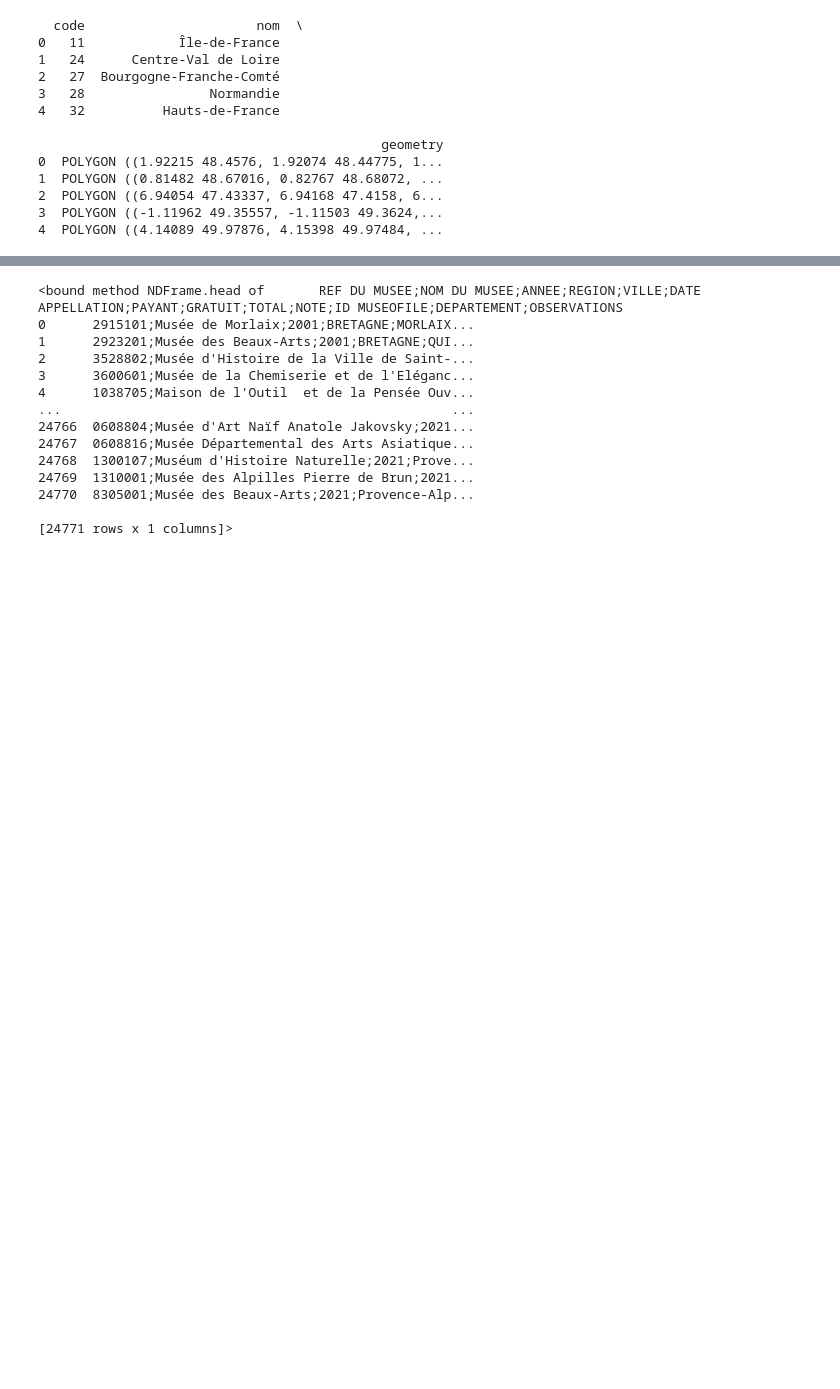
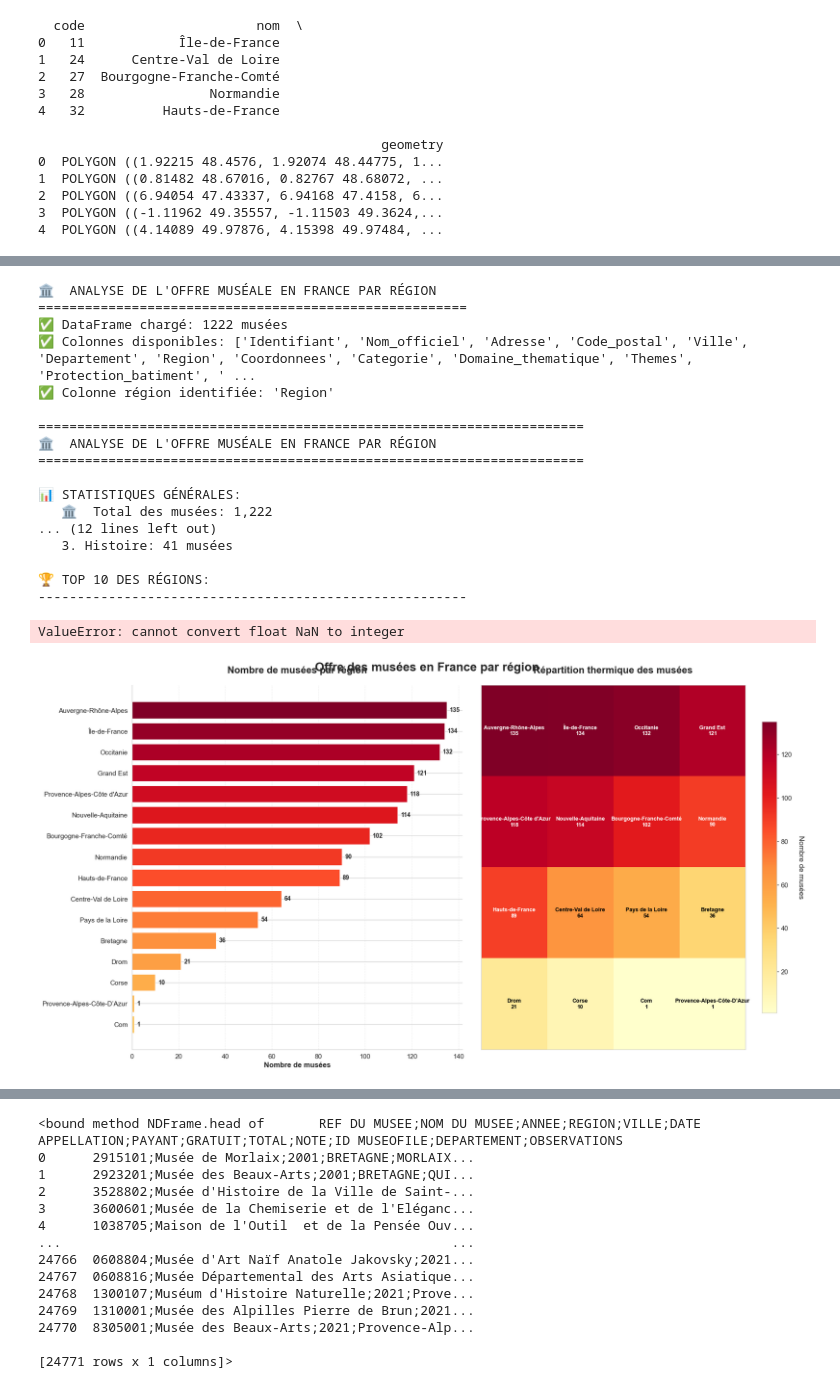
Before and after one commit to SandraRiner/offre_culturelle, a Jupyter notebook: notebook/dataexploration.ipynb, the cells around one changed output, grey strips where cells are left out. Cells and saved outputs as stored; diff of their text form; code cells hidden in the pictures; blank space fills up the shorter version.

Commit message:
exploration karima

```diff
--- a/notebook/dataexploration.ipynb
+++ b/notebook/dataexploration.ipynb
@@ -20,6 +21,9 @@ Requirement already satisfied: six>=1.5 in /Users/karimahallou/.pyenv/versions/3
 
 [notice] A new release of pip is available: 25.1.1 -> 25.2
 [notice] To update, run: pip install --upgrade pip
+# %%
+df_musée_clean='/Users/karimahallou/code/offre_culturelle/notebook/data/museecleaned.csv'
+df_freq='/Users/karimahallou/code/offre_culturelle/notebook/data/frequentation-des-musees-de-france.csv'
 # %%
 import os
 import warnings
@@ -546,0 +2304,27 @@ plt.show()
+# %%
+# Si votre DataFrame s'appelle df_musée_clean ou autre nom
+stats, fig = analyze_museums_from_dataframe(df_musée_clean)
+
+# Ou si votre DataFrame a un nom différent, par exemple :
+# stats, fig = analyze_museums_from_dataframe(df)
+# stats, fig = analyze_museums_from_dataframe(musee_df)
+# %% [output]
+🏛️  ANALYSE DE L'OFFRE MUSÉALE EN FRANCE PAR RÉGION
+=======================================================
+✅ DataFrame chargé: 1222 musées
+✅ Colonnes disponibles: ['Identifiant', 'Nom_officiel', 'Adresse', 'Code_postal', 'Ville', 'Departement', 'Region', 'Coordonnees', 'Categorie', 'Domaine_thematique', 'Themes', 'Protection_batiment', ' ...
+✅ Colonne région identifiée: 'Region'
+
+======================================================================
+🏛️  ANALYSE DE L'OFFRE MUSÉALE EN FRANCE PAR RÉGION
+======================================================================
+
+📊 STATISTIQUES GÉNÉRALES:
+   🏛️  Total des musées: 1,222
+... (12 lines left out)
+   3. Histoire: 41 musées
+
+🏆 TOP 10 DES RÉGIONS:
+-------------------------------------------------------
+ValueError: cannot convert float NaN to integer
+[figure, added]
```
Also changed, not shown: parts of 32 cells of this notebook, 1 other file.
